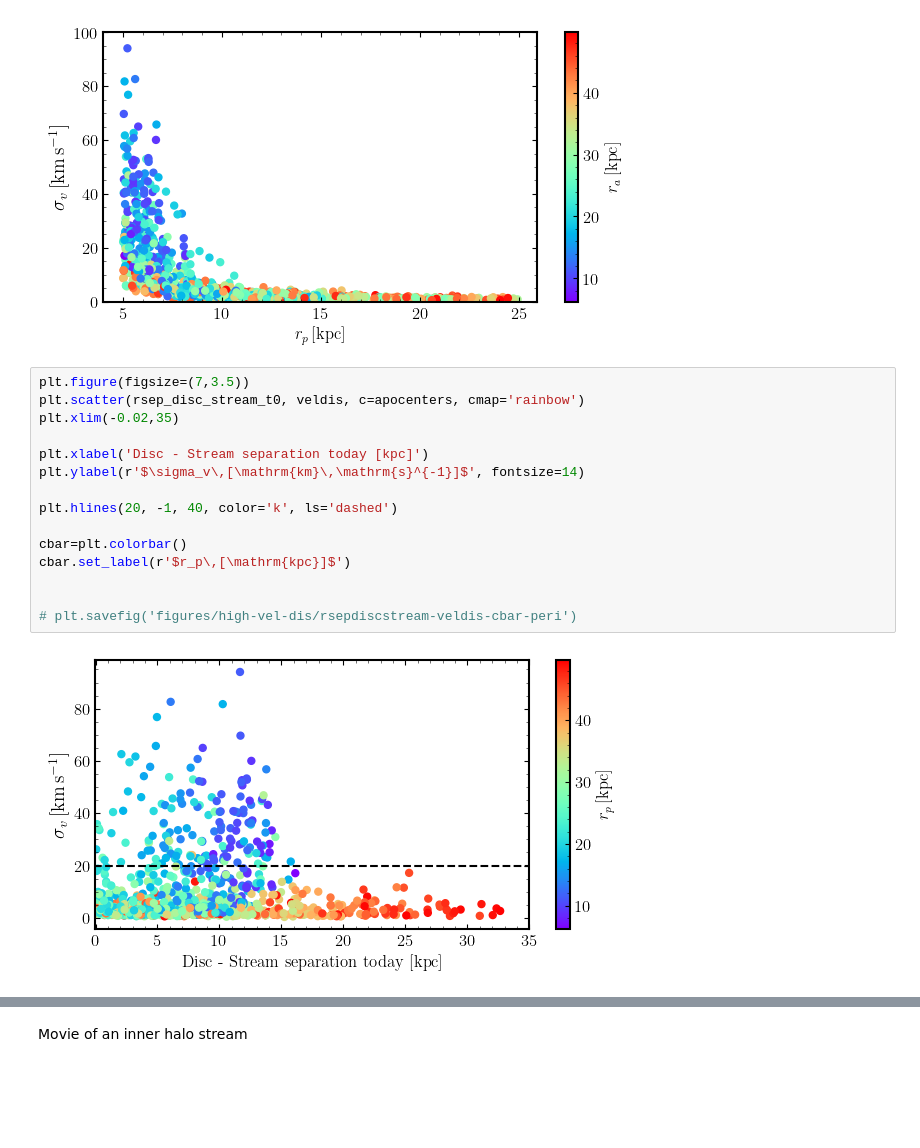
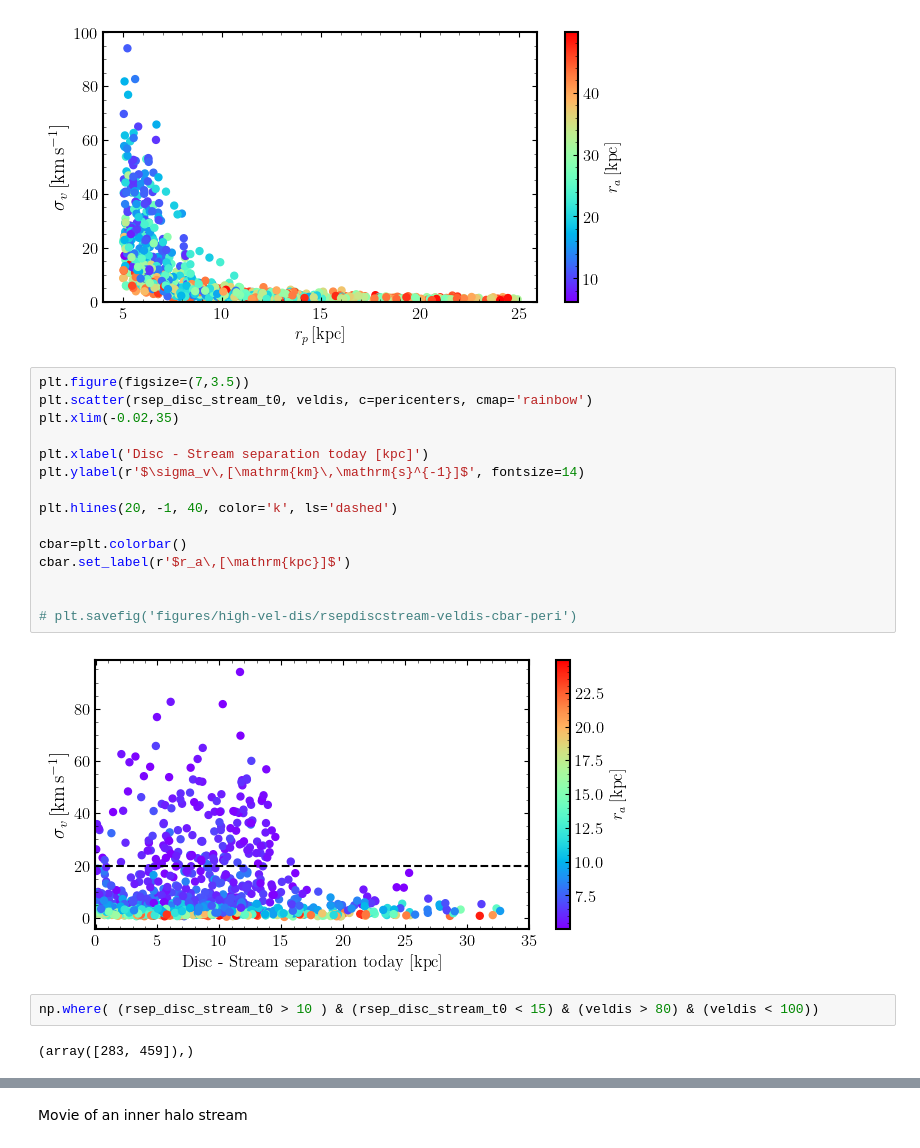
Before and after one commit to dc-broo3/oceanus, a Jupyter notebook: analysis/disc-numerics.ipynb, the cells around one changed output, grey strips where cells are left out. Drawn from its saved outputs; the diff is of its cells as text; blank space fills up the shorter version.

```diff
--- a/analysis/disc-numerics.ipynb
+++ b/analysis/disc-numerics.ipynb
@@ -1570,18 +1620,22 @@ plt.ylim(0,100)
 [figure]
 # %%
 plt.figure(figsize=(7,3.5))
-plt.scatter(rsep_disc_stream_t0, veldis, c=apocenters, cmap='rainbow')
+plt.scatter(rsep_disc_stream_t0, veldis, c=pericenters, cmap='rainbow')
 plt.xlim(-0.02,35)
 
 plt.xlabel('Disc - Stream separation today [kpc]')
 plt.ylabel(r'$\sigma_v\,[\mathrm{km}\,\mathrm{s}^{-1}]$', fontsize=14)
 
 plt.hlines(20, -1, 40, color='k', ls='dashed')
 
 cbar=plt.colorbar()
-cbar.set_label(r'$r_p\,[\mathrm{kpc}]$')
+cbar.set_label(r'$r_a\,[\mathrm{kpc}]$')
 
 
 # plt.savefig('figures/high-vel-dis/rsepdiscstream-veldis-cbar-peri')
 # %% [output]
-[figure, old version]
+[figure, new version]
+# %%
+np.where( (rsep_disc_stream_t0 > 10 ) & (rsep_disc_stream_t0 < 15) & (veldis > 80) & (veldis < 100))
+# %% [output]
+(array([283, 459]),)
```
Also changed, not shown: parts of 12 cells of this notebook.
